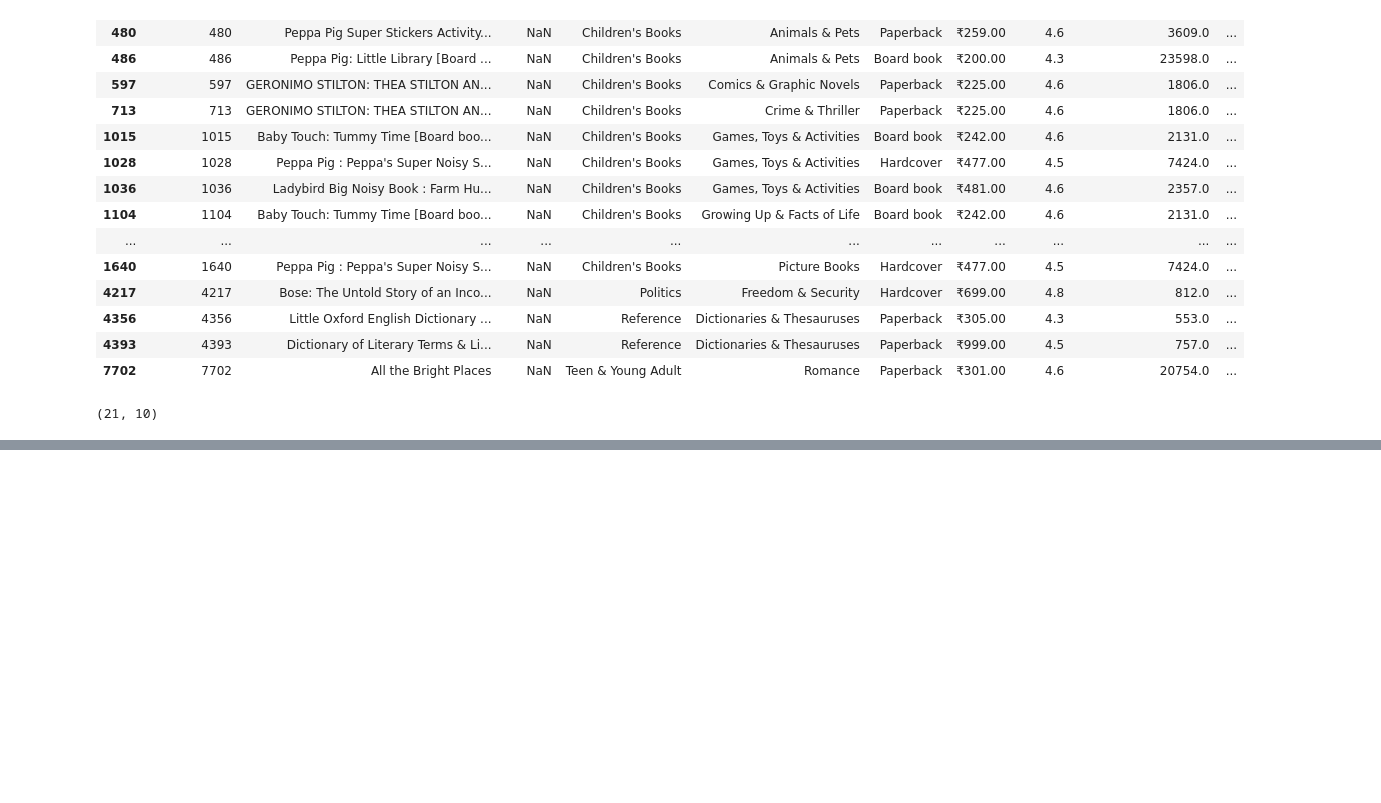
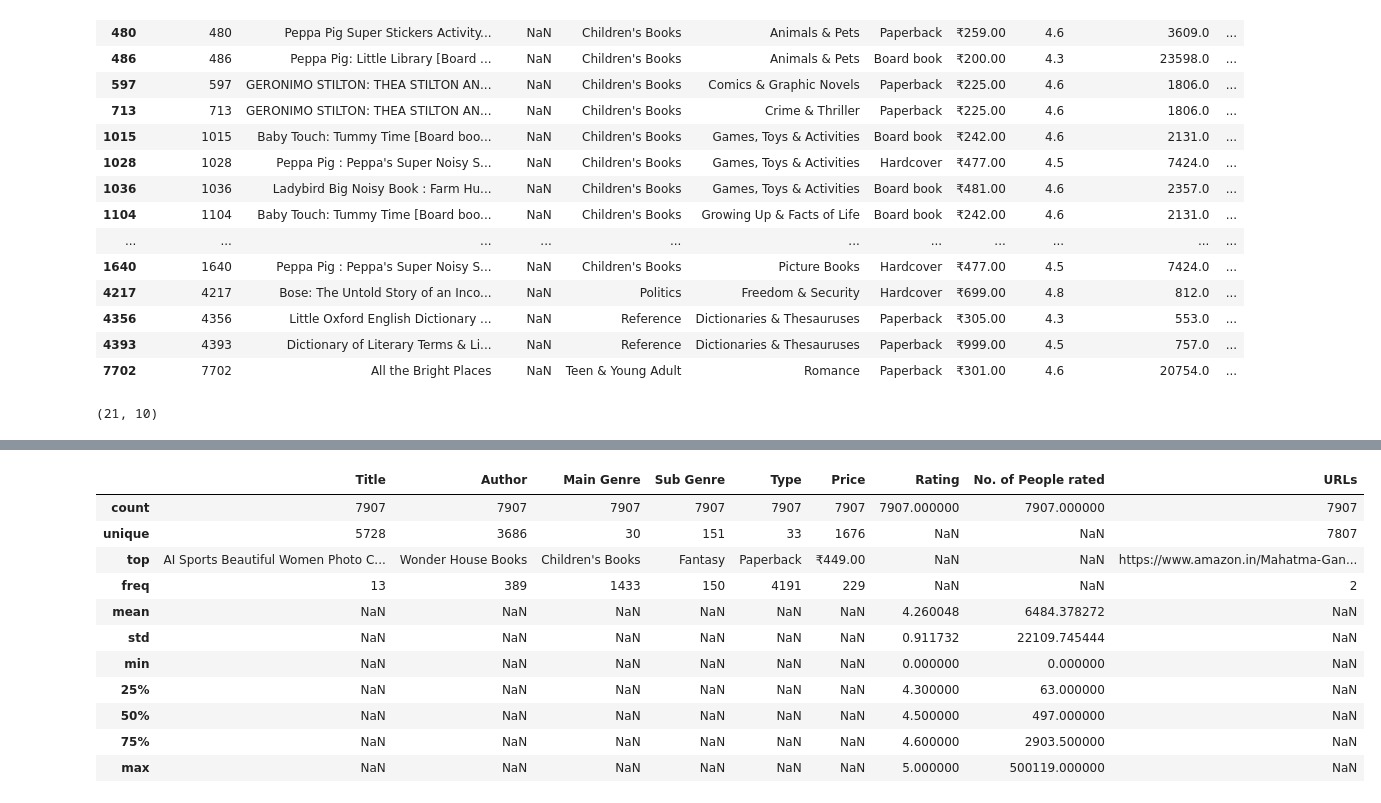
Before and after one commit to wissamttajjar/online-ai-training, a Jupyter notebook: notebooks/task 2.ipynb, the cells around one changed output, grey strips where cells are left out. Saved outputs shown, nothing was run; the diff lists cells and outputs as text; code cells hidden in the pictures; blank space fills up the shorter version.

```diff
--- a/notebooks/task 2.ipynb
+++ b/notebooks/task 2.ipynb
@@ -82,0 +122,15 @@ print(null_data.shape)
+# %%
+book_df_1.describe(include = 'all')
+# %% [output]
+|  | Title | Author | Main Genre | Sub Genre | Type | Price | Rating | No. of People rated | URLs |
+| count | 7907 | 7907 | 7907 | 7907 | 7907 | 7907 | 7907.000000 | 7907.000000 | 7907 |
+| unique | 5728 | 3686 | 30 | 151 | 33 | 1676 | NaN | NaN | 7807 |
+| top | AI Sports Beautiful Women Photo C... | Wonder House Books | Children's Books | Fantasy | Paperback | ₹449.00 | NaN | NaN | https://www.amazon.in/Mahatma-Gan... |
+| freq | 13 | 389 | 1433 | 150 | 4191 | 229 | NaN | NaN | 2 |
+| mean | NaN | NaN | NaN | NaN | NaN | NaN | 4.260048 | 6484.378272 | NaN |
+| std | NaN | NaN | NaN | NaN | NaN | NaN | 0.911732 | 22109.745444 | NaN |
+| min | NaN | NaN | NaN | NaN | NaN | NaN | 0.000000 | 0.000000 | NaN |
+| 25% | NaN | NaN | NaN | NaN | NaN | NaN | 4.300000 | 63.000000 | NaN |
+| 50% | NaN | NaN | NaN | NaN | NaN | NaN | 4.500000 | 497.000000 | NaN |
+| 75% | NaN | NaN | NaN | NaN | NaN | NaN | 4.600000 | 2903.500000 | NaN |
+| max | NaN | NaN | NaN | NaN | NaN | NaN | 5.000000 | 500119.000000 | NaN |
```
Also changed, not shown: parts of 10 cells of this notebook.
